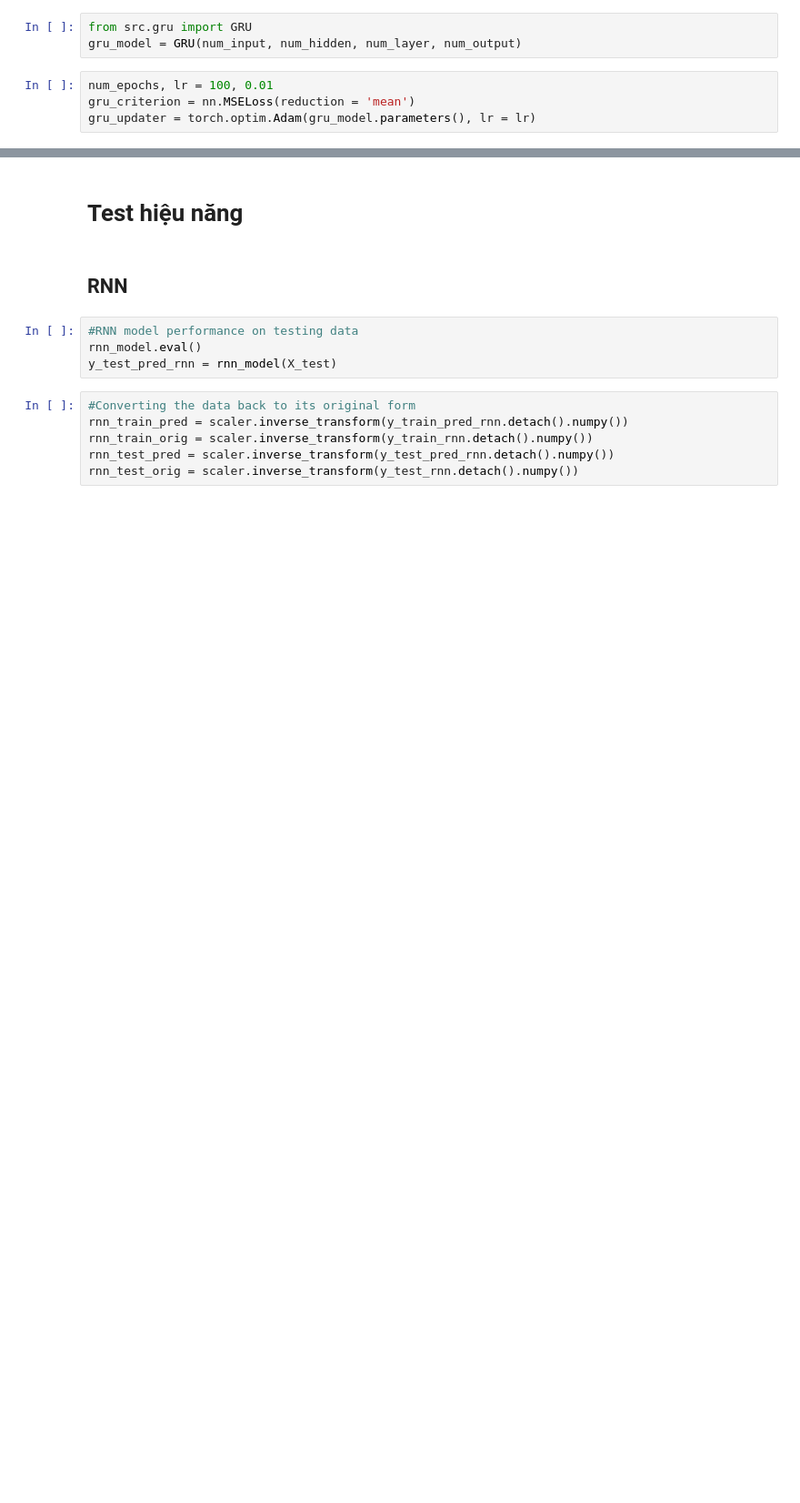
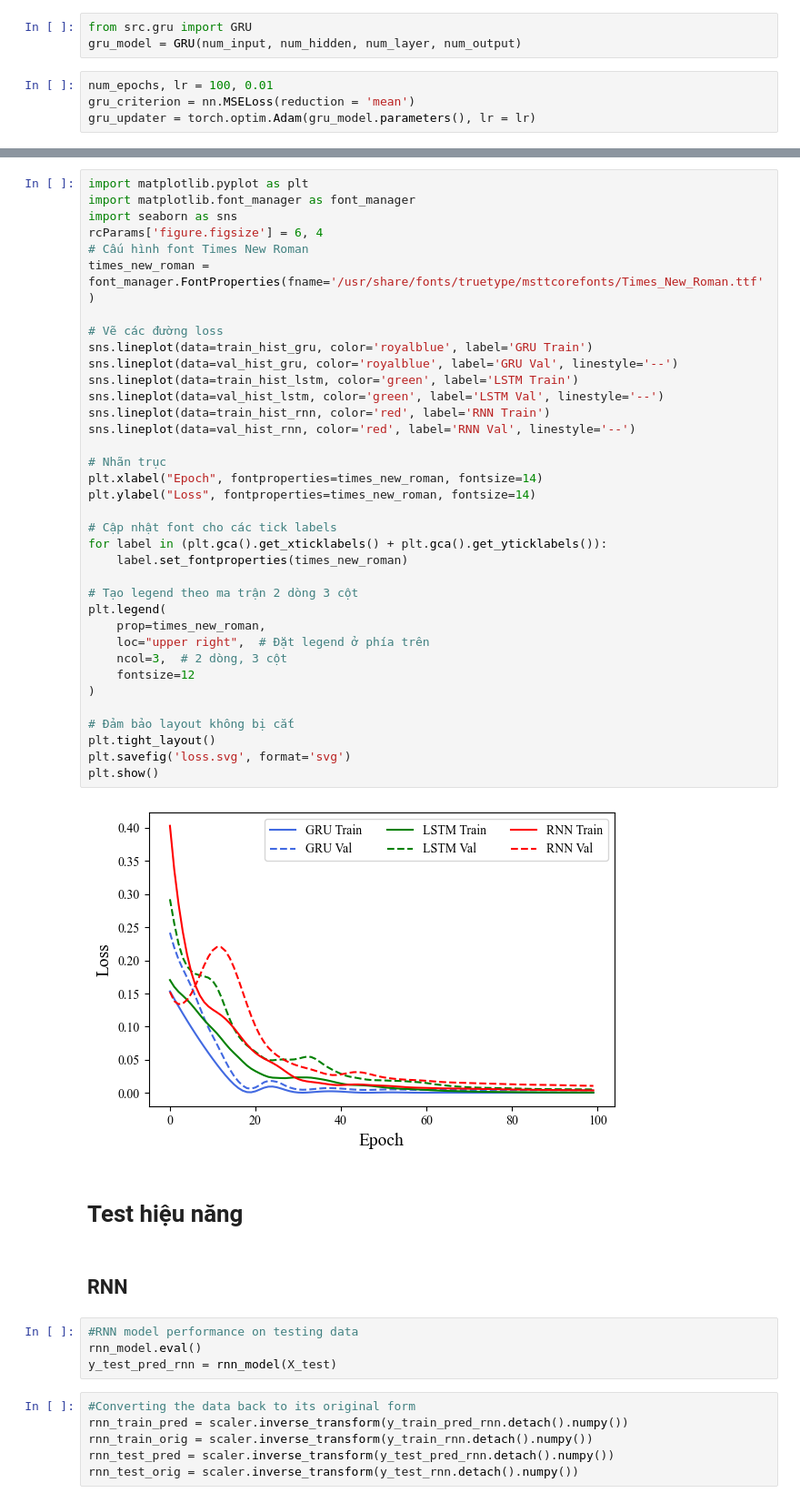
Before and after one commit to ThienNguyen3001/Stock-Price-Prediction-RNN-LSTM-GRU, a Jupyter notebook: stock_price_predict.ipynb, the cells around one changed output, grey strips where cells are left out. Shown at 91% size. Cells and saved outputs as stored; diff of their text form; blank space fills up the shorter version.

```diff
--- a/stock_price_predict.ipynb
+++ b/stock_price_predict.ipynb
@@ -479,3 +403,41 @@ plt.grid(True)
+# %%
+import matplotlib.pyplot as plt
+import matplotlib.font_manager as font_manager
+import seaborn as sns
+rcParams['figure.figsize'] = 6, 4
+# Cấu hình font Times New Roman
+times_new_roman = font_manager.FontProperties(fname='/usr/share/fonts/truetype/msttcorefonts/Times_New_Roman.ttf')
+
+# Vẽ các đường loss
+sns.lineplot(data=train_hist_gru, color='royalblue', label='GRU Train')
+sns.lineplot(data=val_hist_gru, color='royalblue', label='GRU Val', linestyle='--')
+sns.lineplot(data=train_hist_lstm, color='green', label='LSTM Train')
+sns.lineplot(data=val_hist_lstm, color='green', label='LSTM Val', linestyle='--')
+sns.lineplot(data=train_hist_rnn, color='red', label='RNN Train')
+sns.lineplot(data=val_hist_rnn, color='red', label='RNN Val', linestyle='--')
+
+# Nhãn trục
+plt.xlabel("Epoch", fontproperties=times_new_roman, fontsize=14)
+plt.ylabel("Loss", fontproperties=times_new_roman, fontsize=14)
+
+# Cập nhật font cho các tick labels
+for label in (plt.gca().get_xticklabels() + plt.gca().get_yticklabels()):
+    label.set_fontproperties(times_new_roman)
+
+# Tạo legend theo ma trận 2 dòng 3 cột
+plt.legend(
+    prop=times_new_roman,
+    loc="upper right",  # Đặt legend ở phía trên
+    ncol=3,  # 2 dòng, 3 cột
+    fontsize=12
+)
+
+# Đảm bảo layout không bị cắt
+plt.tight_layout()
+plt.savefig('loss.svg', format='svg')
+plt.show()
+# %% [output]
+[figure, added]
 # %% [markdown]
 # Test hiệu năng
 # %% [markdown]
```
Also changed, not shown: parts of 17 cells of this notebook.
